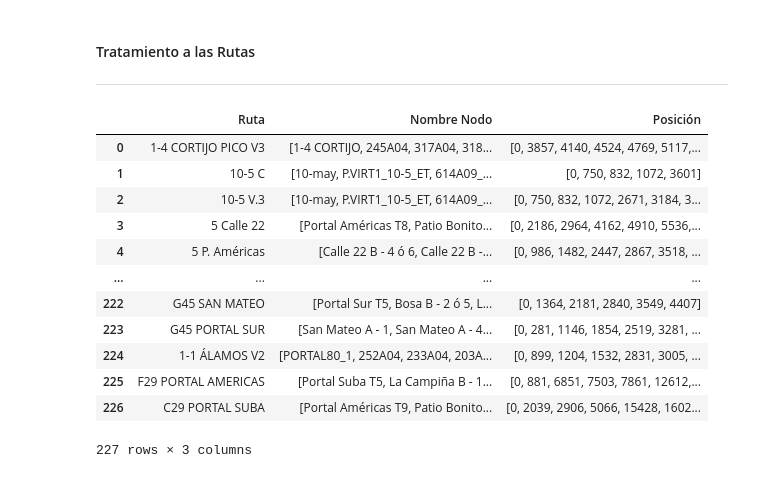
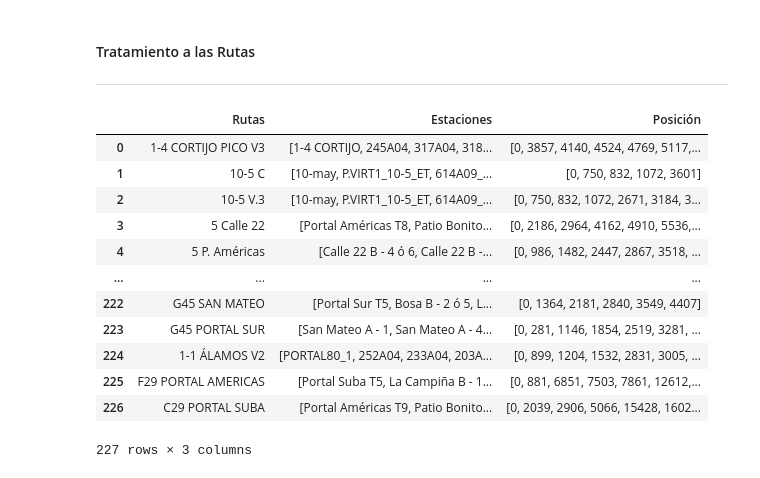
Before and after one commit to Rguarnizo/Ensena-Me, a Jupyter notebook: TransmilenioMVA.ipynb, the cells around one changed output. Saved outputs shown, nothing was run; the diff lists cells and outputs as text; code cells hidden in the pictures.

```diff
--- a/TransmilenioMVA.ipynb
+++ b/TransmilenioMVA.ipynb
@@ -128,6 +128,7 @@ RutasEstacionesTM
 #Eliminación Columnas (Atributos) no necesarios.
 
 DataSetTM = RutasEstacionesTM.drop(columns=['Tipo Servicio','Nodo','Línea']);
+DataSetTM = DataSetTM.rename(columns={'Nombre Nodo': 'Estaciones','Ruta':'Rutas'})
 # %% [markdown]
 ### Manipulación y Transformacion de datos
 ***
@@ -154,6 +155,6 @@ EstacionesListRutasTM
 # %%
 #Agrupación por Rutas, se muestran las paradas de cada Ruta
 
-RutasListParadasTM = DataSetTM.groupby('Ruta',as_index=False).agg(list)
+RutasListParadasTM = DataSetTM.groupby('Rutas',as_index=False).agg(list)
 RutasListParadasTM
 # %% [output]
@@ -170,11 +171,6 @@ RutasListParadasTM
 | 225 | [982] F29 PORTAL AMERICAS | [Portal Suba T5, La Campiña B - 1... | [0, 881, 6851, 7503, 7861, 12612,... |
 | 226 | [983] C29 PORTAL SUBA | [Portal Américas T9, Patio Bonito... | [0, 2039, 2906, 5066, 15428, 1602... |
 227 rows × 3 columns
-# %%
-#Cambio de nombre de Columnas a nombres más dicientes.
-
-RutasListParadasTM = RutasListParadasTM.rename(columns={'Posición': 'Position','Nombre Nodo':'ListaParadas'})
-EstacionesListRutasTM = EstacionesListRutasTM.rename(columns={'Nombre Nodo': 'Estacion','Ruta':'Rutas'})
 # %% [markdown]
 #### Tratamiento de datos.
 ***
@@ -188,15 +184,15 @@ limpiar estos datos también.
 # %%
 #Se hace un list Comprehension a la lista de Rutas, se eliminan los numeros y corchetes que aparecen al principio
 
-RutasListParadasTM['Ruta'] = pd.Series([route.lstrip("[0123456789]") for route in RutasListParadasTM['Ruta']])
+RutasListParadasTM['Rutas'] = pd.Series([route.lstrip("[0123456789]") for route in RutasListParadasTM['Rutas']])
 #lstrip Elimina los caracteres que se encuentran a la izquierda y que coinciden con el input.
 #------------------------------------------------------------------------------------------------------------------#
 #Otra forma de hacerlo.
-RutasListParadasTM['Ruta'] = RutasListParadasTM['Ruta'].str.lstrip("[0123456789]")
+RutasListParadasTM['Rutas'] = RutasListParadasTM['Rutas'].str.lstrip("[0123456789]")
 
 RutasListParadasTM
 # %% [output]
-|  | Ruta | Nombre Nodo | Posición |
+|  | Rutas | Estaciones | Posición |
 | 0 | 1-4 CORTIJO PICO V3 | [1-4 CORTIJO, 245A04, 317A04, 318... | [0, 3857, 4140, 4524, 4769, 5117,... |
 | 1 | 10-5 C | [10-may, P.VIRT1_10-5_ET, 614A09_... | [0, 750, 832, 1072, 3601] |
 | 2 | 10-5 V.3 | [10-may, P.VIRT1_10-5_ET, 614A09_... | [0, 750, 832, 1072, 2671, 3184, 3... |
```
Also changed, not shown: parts of 15 cells of this notebook.
